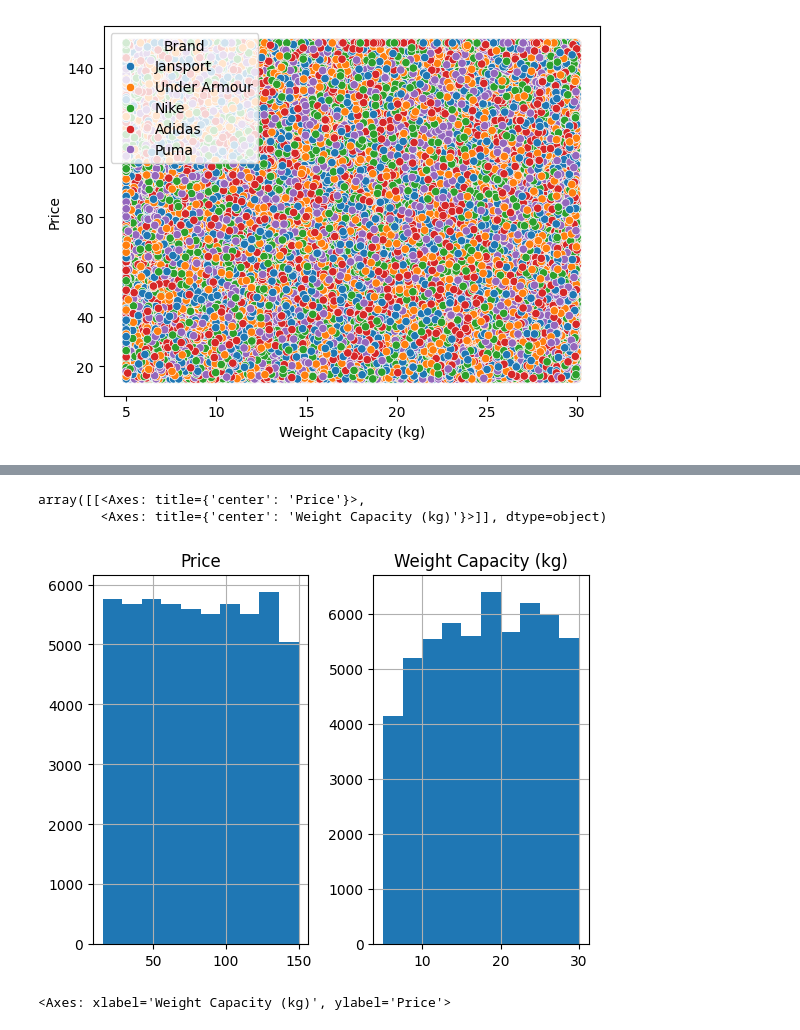
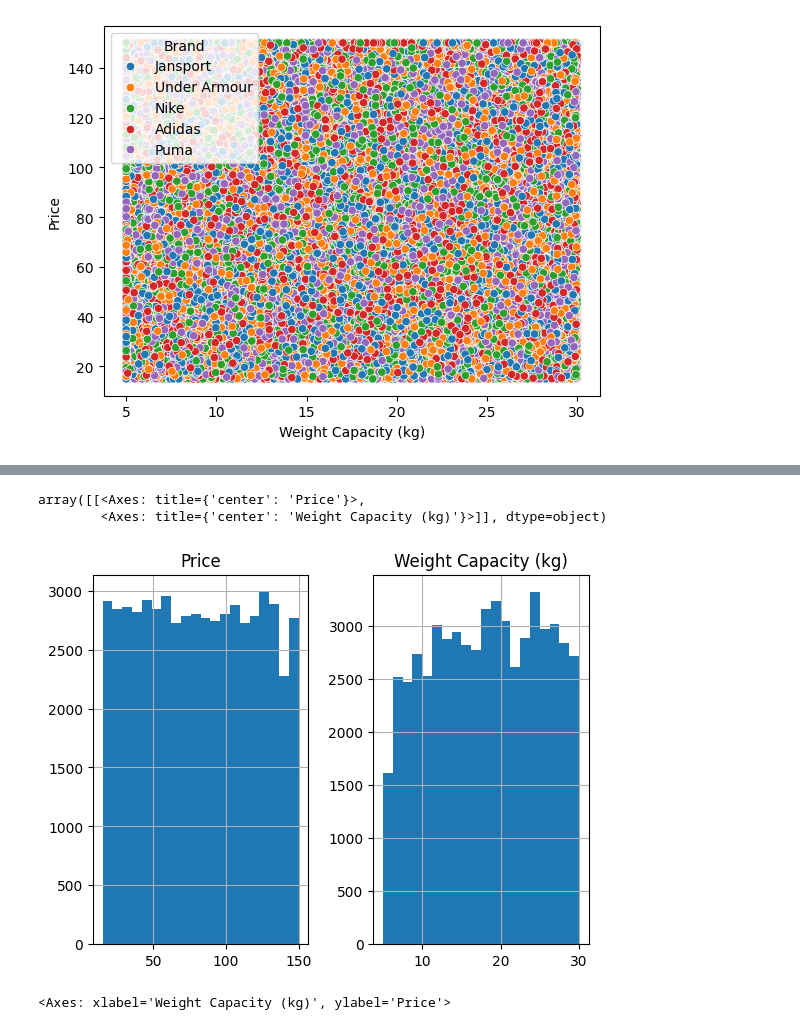
Before and after one commit to vivekkr1809/kaggle_playground, a Jupyter notebook: S5Ep2/backpack_notebook.ipynb, the cells around one changed output, grey strips where cells are left out. Cells and saved outputs as stored; diff of their text form; code cells hidden in the pictures.

```diff
--- a/S5Ep2/backpack_notebook.ipynb
+++ b/S5Ep2/backpack_notebook.ipynb
@@ -57,0 +56,5 @@ jansport_data = train_data[train_data.Brand == "Jansport"]
+# %%
+jansport_data = train_data[train_data.Brand == "Jansport"].dropna(how="any",axis=0,inplace=False)
+jansport_data = pd.get_dummies(jansport_data, columns=["Laptop Compartment", "Waterproof", "Size", "Style", "Material", "Color"], drop_first= True)
+#jansport_data = jansport_data.drop(columns=["Color", "Brand"], axis = 1)
+jansport_data = jansport_data.drop(columns="Brand", axis = 1)
@@ -58,9 +82,9 @@ jansport_data = train_data[train_data.Brand == "Jansport"]
 # %%
-jansport_data.hist(column=["Price","Weight Capacity (kg)"])
+jansport_data.hist(column=["Price","Weight Capacity (kg)"],bins=20)
 # %% [output]
 array([[<Axes: title={'center': 'Price'}>,
         <Axes: title={'center': 'Weight Capacity (kg)'}>]], dtype=object)
-[figure, old version]
+[figure, new version]
 # %%
 sns.scatterplot(data = train_data, x = "Weight Capacity (kg)", y = "Price", hue = "Material" )
 # %% [output]
```
Also changed, not shown: parts of 40 cells of this notebook.
